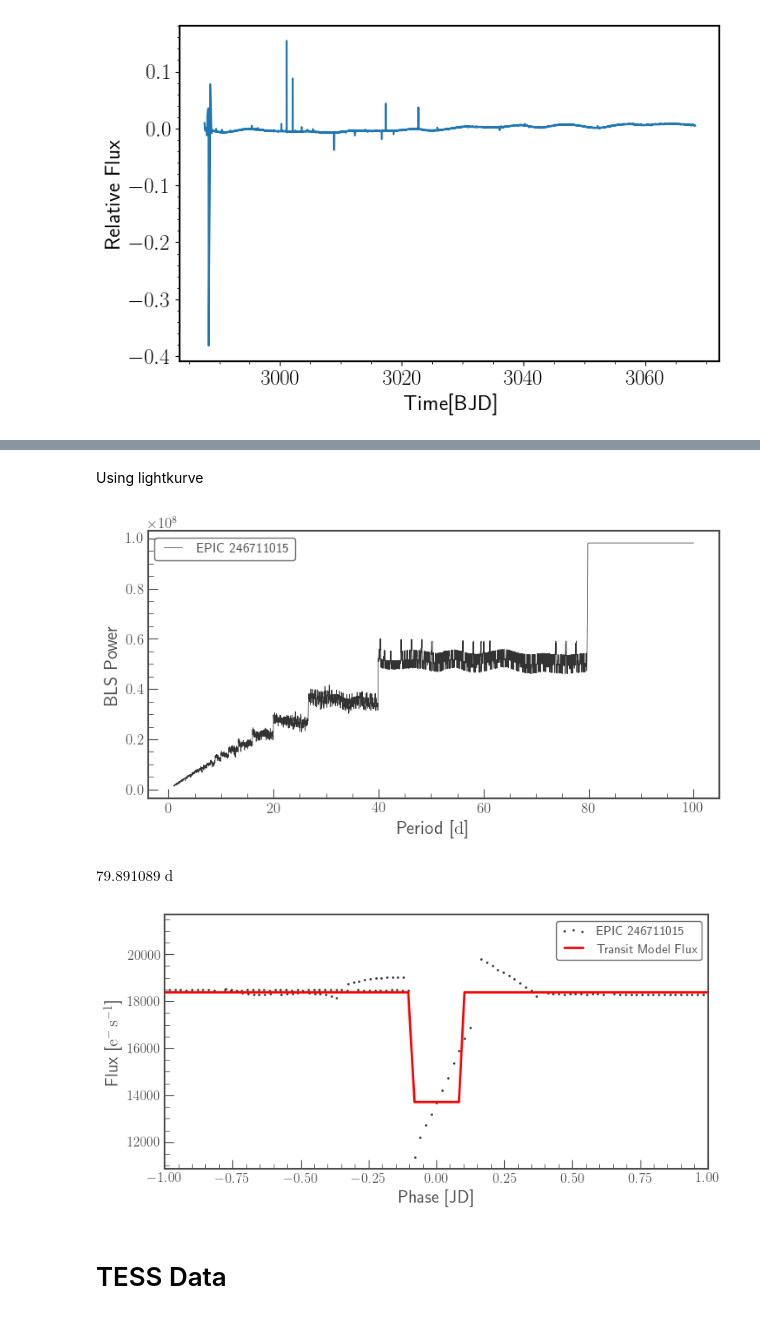
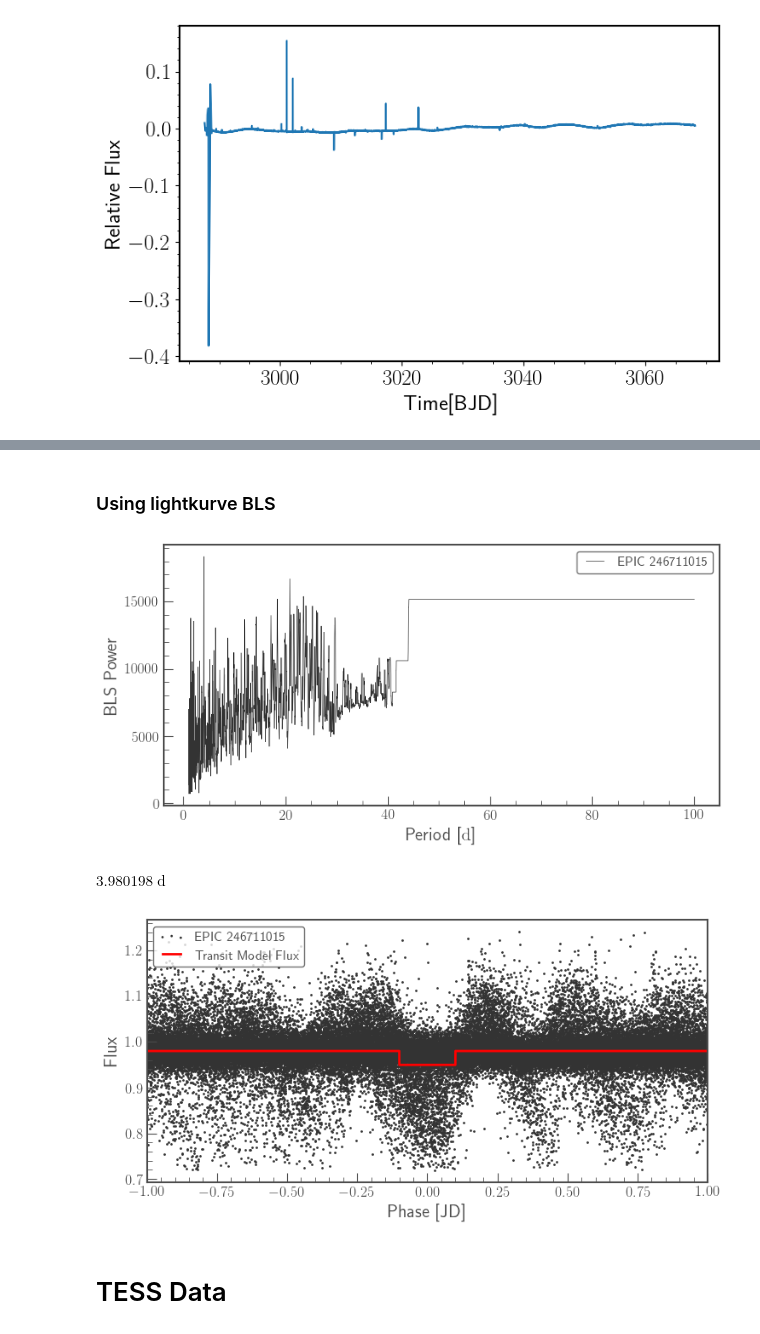
Before and after one commit to lupitatovar/Cool-Worlds, a Jupyter notebook: notebooks/K2_target.ipynb, the cells around one changed output, grey strips where cells are left out. Saved outputs shown, nothing was run; the diff lists cells and outputs as text; code cells hidden in the pictures.

Commit message:
k2 target corrections

```diff
--- a/notebooks/K2_target.ipynb
+++ b/notebooks/K2_target.ipynb
@@ -88,0 +86,3 @@ plt.xlim(3008.6,3009.2)
+# %%
+TARGET = "EPIC 246711015"
+tpf = lk.search_targetpixelfile(TARGET, author="K2", cadence='short').download()
@@ -88,0 +112,3 @@ plt.xlim(3008.6,3009.2)
+# %%
+lc = tpf.to_lightcurve().normalize().remove_nans().remove_outliers()
+clc = lc.to_corrector("sff").correct(windows=10).remove_outliers().fill_gaps()
@@ -88,0 +119,3 @@ plt.xlim(3008.6,3009.2)
+# %%
+pg_clean = clc.to_periodogram(freq_unit=u.microHertz, maximum_frequency=400, minimum_frequency=100)
+ax = pg_clean.plot()
@@ -88,0 +124,15 @@ plt.xlim(3008.6,3009.2)
+# %%
+# Loop over several windows
+from tqdm import tqdm
+for windows in tqdm([2, 4, 8]):
+    # Create the light curve
+    lc =  tpf.to_lightcurve().normalize().remove_nans().remove_outliers()
+    clc = lc.to_corrector('sff').correct(windows=windows).remove_outliers().fill_gaps()
+    # Create the periodogram
+    p_clean = clc.to_periodogram(freq_unit=u.microHertz, maximum_frequency=400, minimum_frequency=100)
+    # Plot the periodogram
+    if windows == 2:
+        ax = p_clean.plot(alpha=0.4, label='Windows: {}'.format(windows))
+    else:
+        p_clean.plot(ax=ax, alpha=0.4, label='Windows: {}'.format(windows))
+ax.legend();
@@ -147,13 +256,13 @@ print(bls_period)
-# %% [markdown]
-Using lightkurve
+# %% [markdown]
+### Using lightkurve BLS
 # %%
 # Create array of periods to search
 period2 = np.linspace(1, 100, 10000)
 # Create a BLSPeriodogram
-bls2 = k2[0].to_periodogram(method='bls', period=period2, frequency_factor=500);
+bls2 = clc.to_periodogram(method='bls', period=period2, frequency_factor=500);
 bls2.plot();
 # %% [output]
-[figure, old version]
+[figure, new version]
 # %%
 planet_period2 = bls2.period_at_max_power
 planet_t02 = bls2.transit_time_at_max_power
@@ -162,18 +271,18 @@ planet_dur2 = bls2.duration_at_max_power
 # Check the value for period
 planet_period2
 # %% [output]
-$79.891089 \; \mathrm{d}$
+$3.980198 \; \mathrm{d}$
 # %%
 # Create a BLS model using the BLS parameters
 planet_model2 = bls2.get_transit_model(period=planet_period2,
                                        transit_time=planet_t02,
                                        duration=planet_dur2)
 # %%
-ax = k2[0].fold(planet_period2, planet_t02).scatter()
+ax = clc.fold(planet_period2, planet_t02).scatter()
 planet_model2.fold(planet_period2, planet_t02).plot(ax=ax, c='r', lw=2)
 ax.set_xlim(-1, 1);
 # %% [output]
-[figure, old version]
+[figure, new version]
 # %% [markdown]
 # TESS Data
 # %%
```
Also changed, not shown: parts of 23 cells of this notebook, 2 other files.
